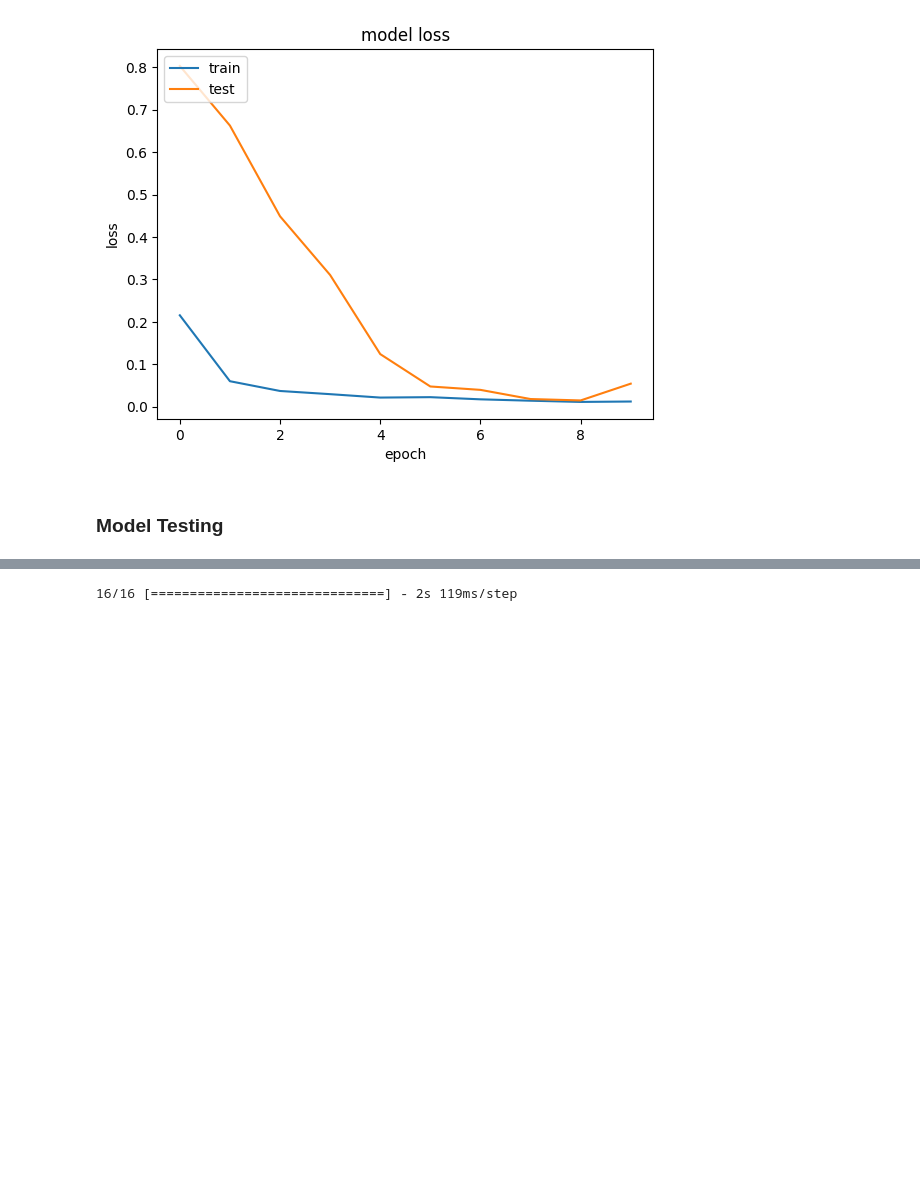
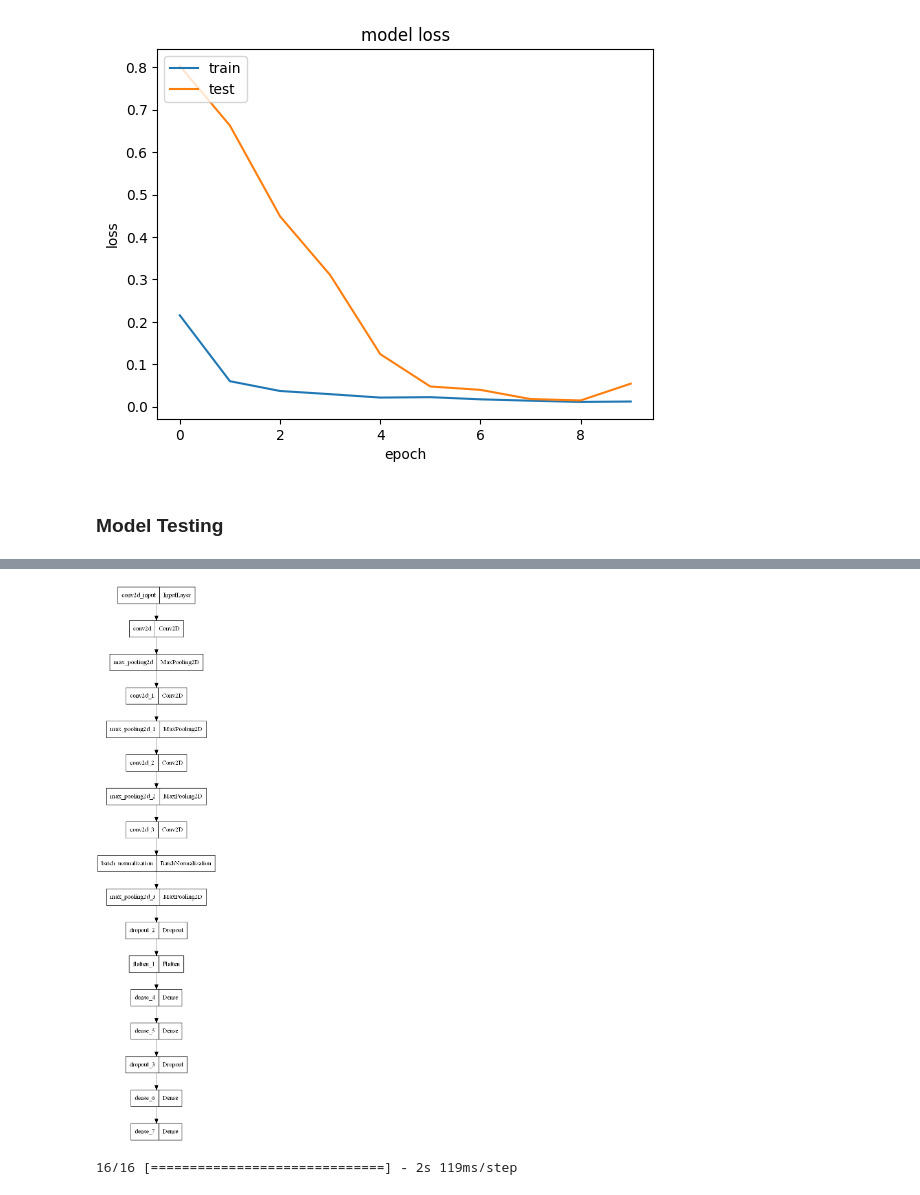
Before and after one commit to Safwan-ullah-khan/drivers-drowsiness-detection, a Jupyter notebook: drowsiness_detection.ipynb, the cells around one changed output, grey strips where cells are left out. Saved outputs shown, nothing was run; the diff lists cells and outputs as text; code cells hidden in the pictures; blank space fills up the shorter version.

```diff
--- a/drowsiness_detection.ipynb
+++ b/drowsiness_detection.ipynb
@@ -295,4 +298,4 @@ model.save('./saved_models/model.h5')
 # %% [markdown]
 ### Model Testing
 # %%
-trained_model = load_model('model.h5')
+trained_model = load_model('./saved_models/model.h5')
@@ -299,3 +305,7 @@ trained_model = load_model('model.h5')
+# %%
+tf.keras.utils.plot_model(trained_model)
+# %% [output]
+[figure, added]
 # %%
 ## Loading the test data
 
```
Also changed, not shown: parts of 16 cells of this notebook.
